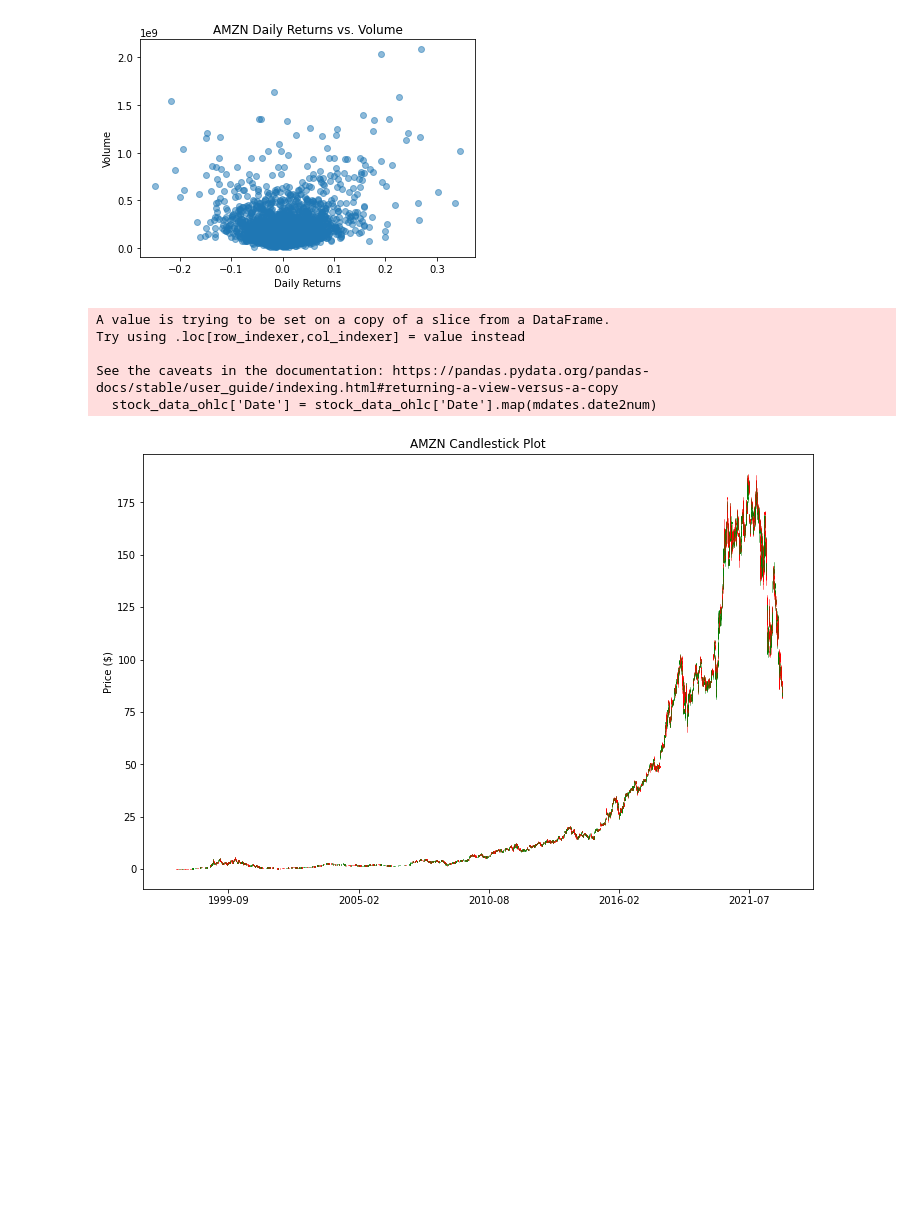
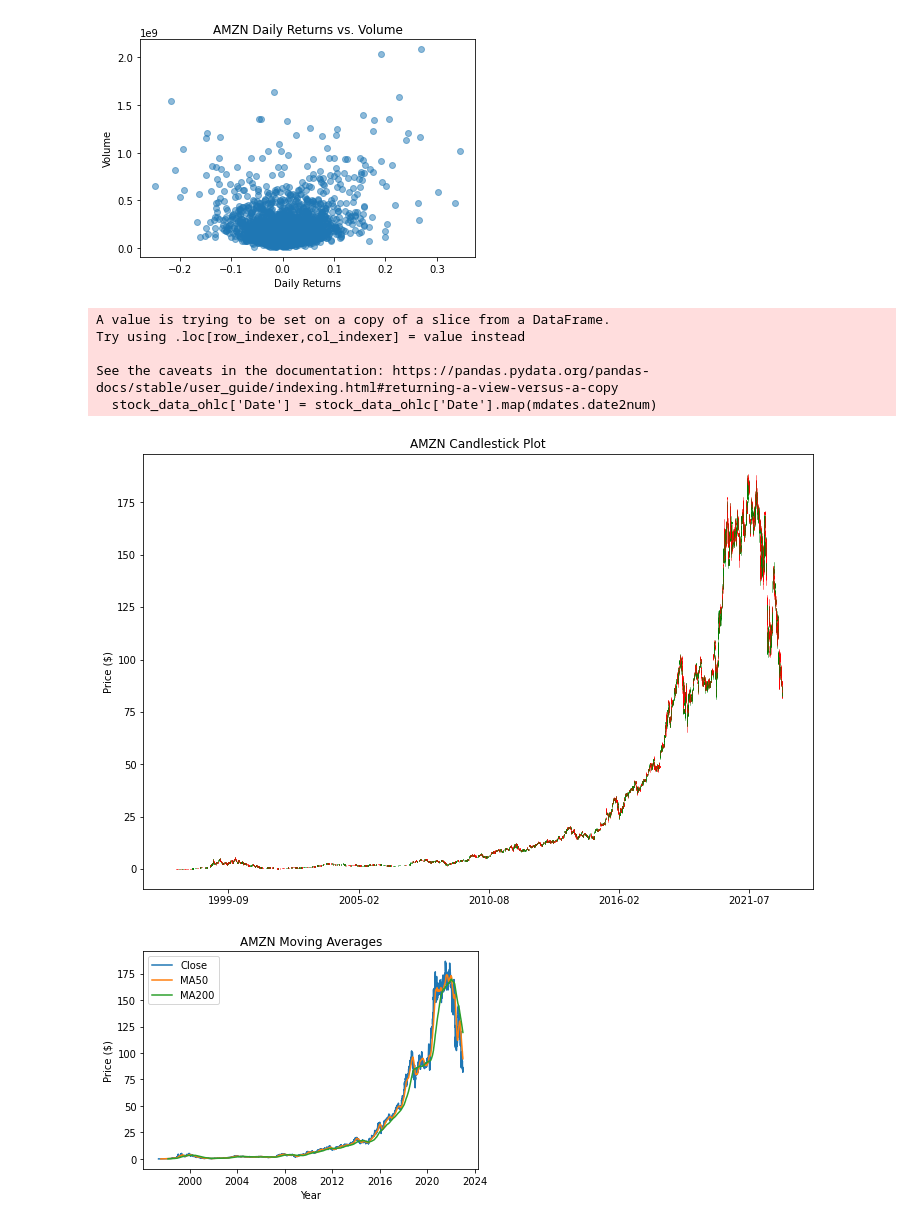
Before and after one commit to dibend/Jupyter, a Jupyter notebook: AMZN.ipynb, the cells around one changed output. Saved outputs shown, nothing was run; the diff lists cells and outputs as text; code cells hidden in the pictures; blank space fills up the shorter version.

```diff
--- a/AMZN.ipynb
+++ b/AMZN.ipynb
@@ -48,6 +48,20 @@ ax.xaxis.set_major_formatter(mdates.DateFormatter('%Y-%m'))
 plt.title('AMZN Candlestick Plot')
 plt.ylabel('Price ($)')
 plt.show()
+
+# Calculate the 50-day and 200-day moving averages
+stock_data['MA50'] = stock_data['Close'].rolling(50).mean()
+stock_data['MA200'] = stock_data['Close'].rolling(200).mean()
+
+# Plot the closing price and moving averages
+plt.plot(stock_data['Close'], label='Close')
+plt.plot(stock_data['MA50'], label='MA50')
+plt.plot(stock_data['MA200'], label='MA200')
+plt.legend()
+plt.title('AMZN Moving Averages')
+plt.xlabel('Year')
+plt.ylabel('Price ($)')
+plt.show()
 # %% [output]
 Looking in indexes: https://pypi.org/simple, https://us-python.pkg.dev/colab-wheels/public/simple/
 Requirement already satisfied: yfinance in /usr/local/lib/python3.8/dist-packages (0.2.3)
@@ -69,9 +83,10 @@ Successfully installed mplfinance-0.12.9b7
 [figure]
 [figure]
 [figure]
 A value is trying to be set on a copy of a slice from a DataFrame.
 Try using .loc[row_indexer,col_indexer] = value instead
 
 See the caveats in the documentation: https://pandas.pydata.org/pandas-docs/stable/user_guide/indexing.html#returning-a-view-versus-a-copy
   stock_data_ohlc['Date'] = stock_data_ohlc['Date'].map(mdates.date2num)
 [figure]
+[figure, added]
```
Also changed, not shown: parts of 1 cell of this notebook.
